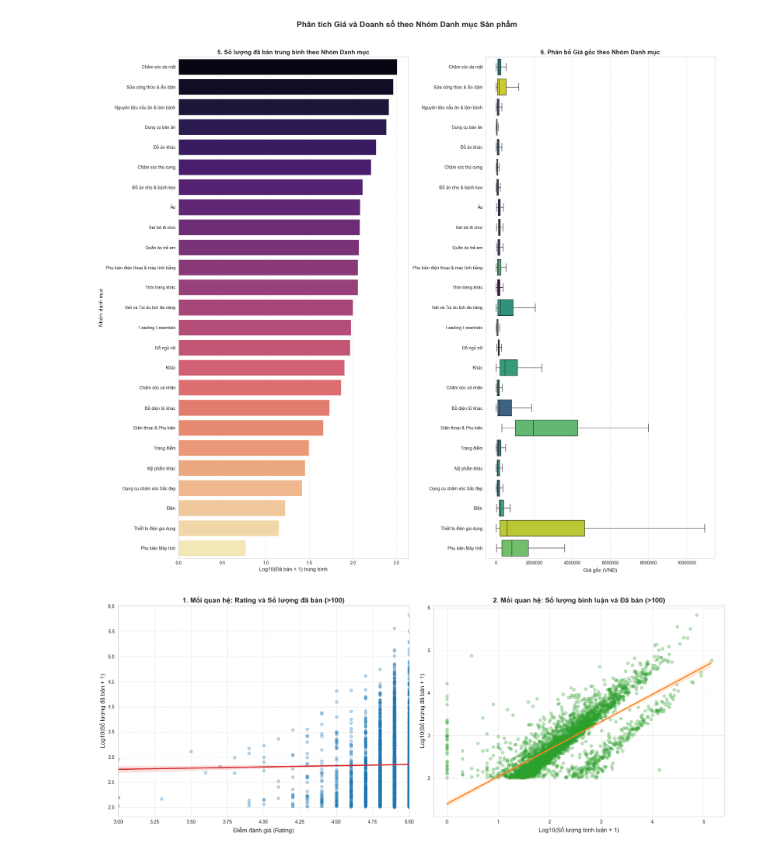
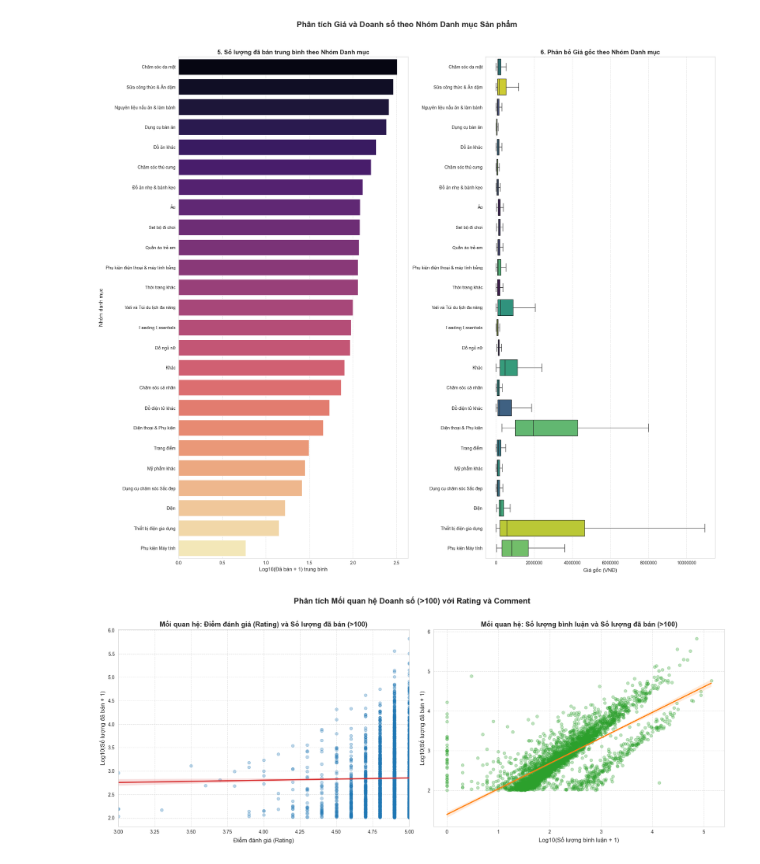
Before and after one commit to QuocBao209/KHDL, a Jupyter notebook: eda.ipynb, the cells around one changed output. Cells and saved outputs as stored; diff of their text form; code cells hidden in the pictures.

```diff
--- a/eda.ipynb
+++ b/eda.ipynb
@@ -209,43 +210,42 @@ plt.savefig('eda_charts_all_categories.png')
 # %% [output]
 [figure]
 # %%
-# Tiền xử lý dữ liệu
+# Biểu đồ 7, 8 : Số lượng bán > 100 theo rating và comment
 df_filtered = df[df['sold'] > 100].copy()
 df_filtered['log_comment_count'] = np.log10(df_filtered['comment_count'] + 1)
 
-# BIỂU ĐỒ 1: Rating vs Sold
-plt.figure(figsize=(10, 7))
+fig, axes = plt.subplots(1, 2, figsize=(18, 7))
+plt.subplots_adjust(wspace=0.3)
+
 sns.regplot(
     x='rating',
     y='log_sold',
     data=df_filtered,
+    ax=axes[0],
     scatter_kws={'alpha':0.3, 'color':'#1f77b4'},
     line_kws={'color':'#d62728'}
 )
-plt.title('Mối quan hệ: Điểm đánh giá (Rating) và Số lượng đã bán (>100)', fontsize=14, fontweight='bold')
-plt.xlabel('Điểm đánh giá (Rating)', fontsize=12)
-plt.ylabel('Log10(Số lượng đã bán + 1)', fontsize=12)
-plt.grid(axis='both', linestyle='--', alpha=0.6)
-plt.xlim(3.0, 5.0)
-plt.tight_layout()
-plt.savefig('1_sold_vs_rating.png')
-plt.show()
+axes[0].set_title('Mối quan hệ: Điểm đánh giá (Rating) và Số lượng đã bán (>100)', fontsize=14, fontweight='bold')
+axes[0].set_xlabel('Điểm đánh giá (Rating)', fontsize=12)
+axes[0].set_ylabel('Log10(Số lượng đã bán + 1)', fontsize=12)
+axes[0].grid(axis='both', linestyle='--', alpha=0.6)
+axes[0].set_xlim(3.0, 5.0)
 
-# BIỂU ĐỒ 2: Comment vs Sold
-plt.figure(figsize=(10, 7))
 sns.regplot(
     x='log_comment_count',
     y='log_sold',
     data=df_filtered,
+    ax=axes[1],
     scatter_kws={'alpha':0.3, 'color':'#2ca02c'},
     line_kws={'color':'#ff7f0e'}
 )
-plt.title('Mối quan hệ: Số lượng bình luận và Số lượng đã bán (>100)', fontsize=14, fontweight='bold')
-plt.xlabel('Log10(Số lượng bình luận + 1)', fontsize=12)
-plt.ylabel('Log10(Số lượng đã bán + 1)', fontsize=12)
-plt.grid(axis='both', linestyle='--', alpha=0.6)
+axes[1].set_title('Mối quan hệ: Số lượng bình luận và Số lượng đã bán (>100)', fontsize=14, fontweight='bold')
+axes[1].set_xlabel('Log10(Số lượng bình luận + 1)', fontsize=12)
+axes[1].set_ylabel('Log10(Số lượng đã bán + 1)', fontsize=12)
+axes[1].grid(axis='both', linestyle='--', alpha=0.6)
+
+plt.suptitle('Phân tích Mối quan hệ Doanh số (>100) với Rating và Comment', fontsize=16, fontweight='bold', y=1.02)
 plt.tight_layout()
-plt.savefig('2_sold_vs_comment.png')
-plt.show()
+plt.savefig('sold_gt_100_vs_rating_comment.png')
 # %% [output]
-[figure, old version]
+[figure, new version]
```
Also changed, not shown: parts of 2 cells of this notebook, 10 other files.
